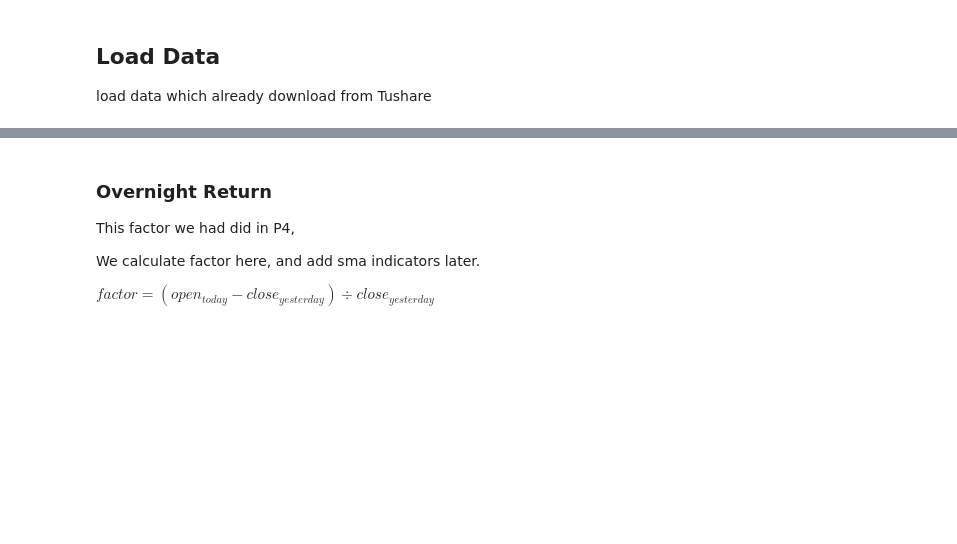
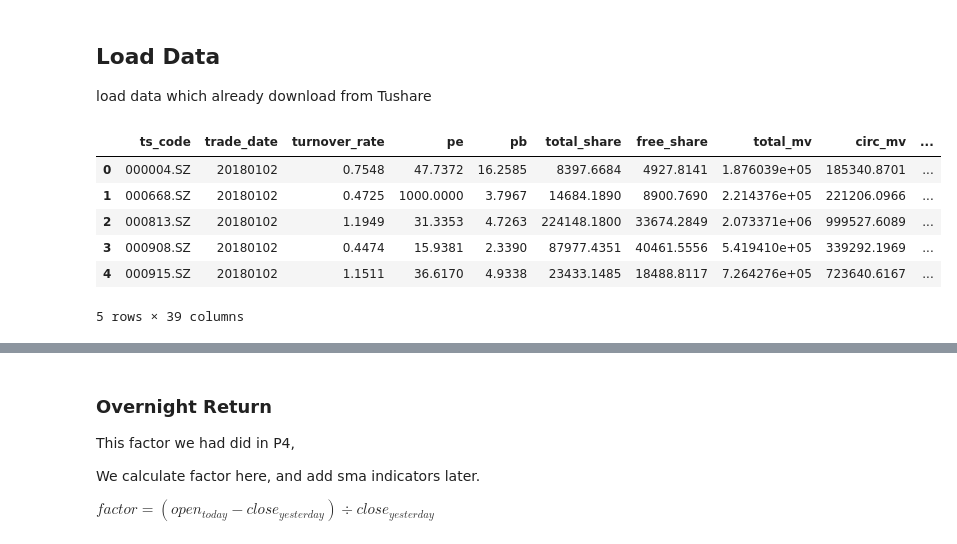
Before and after one commit to JiaRuiming-1/AI-Trading, a Jupyter notebook: P7_Backtesting/Factor_Process.ipynb, the cells around one changed output, grey strips where cells are left out. Saved outputs shown, nothing was run; the diff lists cells and outputs as text; code cells hidden in the pictures; blank space fills up the shorter version.

```diff
--- a/P7_Backtesting/Factor_Process.ipynb
+++ b/P7_Backtesting/Factor_Process.ipynb
@@ -18,6 +18,6 @@ plt.rcParams['figure.figsize'] = [10, 6]
 import warnings
 warnings.filterwarnings('ignore')
 # %%
-universe_raw = pd.read_csv('all_20170405_20230327.csv')
-#fundamental_df = pd.read_csv('fundamental_20170405_20230317.csv').iloc[:,1:]
+universe_raw = pd.read_csv('raw_20180102_20230327.csv').iloc[:,1:]
+fundamental_df = pd.read_csv('fundamental_20180103_20230327.csv').iloc[:,1:]
 #universe_raw = pd.read_csv('tmp.csv').iloc[:,1:]
@@ -28 +24,12 @@ universe_recent = universe_recent.loc[universe_recent.ts_code.isin(fundamental_d
+# %%
+universe = universe_raw.rename(columns={'vol':'volume'})
+universe.head()
+# %% [output]
+|  | ts_code | trade_date | turnover_rate | pe | pb | total_share | free_share | total_mv | circ_mv | ... |
+| 0 | 000004.SZ | 20180102 | 0.7548 | 47.7372 | 16.2585 | 8397.6684 | 4927.8141 | 1.876039e+05 | 185340.8701 | ... |
+| 1 | 000668.SZ | 20180102 | 0.4725 | 1000.0000 | 3.7967 | 14684.1890 | 8900.7690 | 2.214376e+05 | 221206.0966 | ... |
+| 2 | 000813.SZ | 20180102 | 1.1949 | 31.3353 | 4.7263 | 224148.1800 | 33674.2849 | 2.073371e+06 | 999527.6089 | ... |
+| 3 | 000908.SZ | 20180102 | 0.4474 | 15.9381 | 2.3390 | 87977.4351 | 40461.5556 | 5.419410e+05 | 339292.1969 | ... |
+| 4 | 000915.SZ | 20180102 | 1.1511 | 36.6170 | 4.9338 | 23433.1485 | 18488.8117 | 7.264276e+05 | 723640.6167 | ... |
+5 rows × 39 columns
 # %%
```
Also changed, not shown: parts of 28 cells of this notebook, 1 other file.
